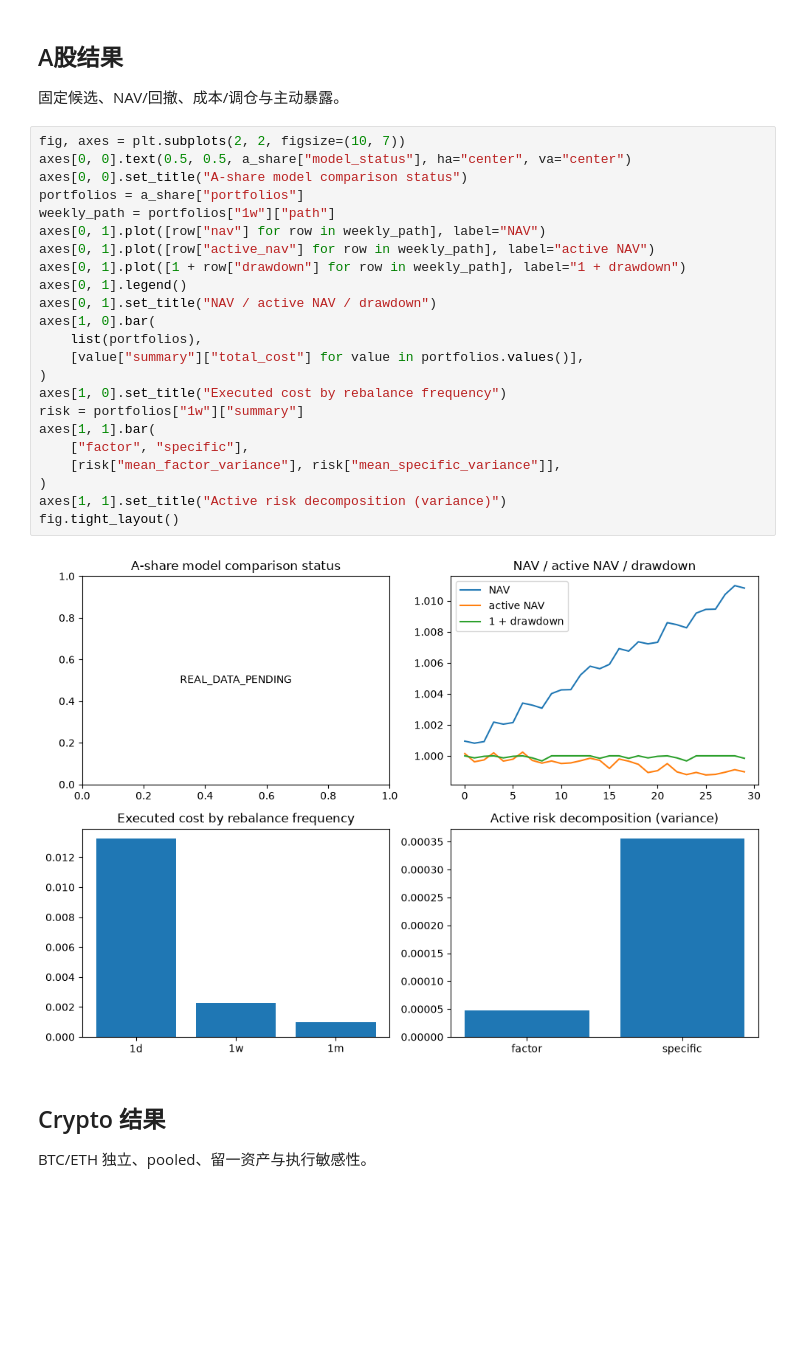
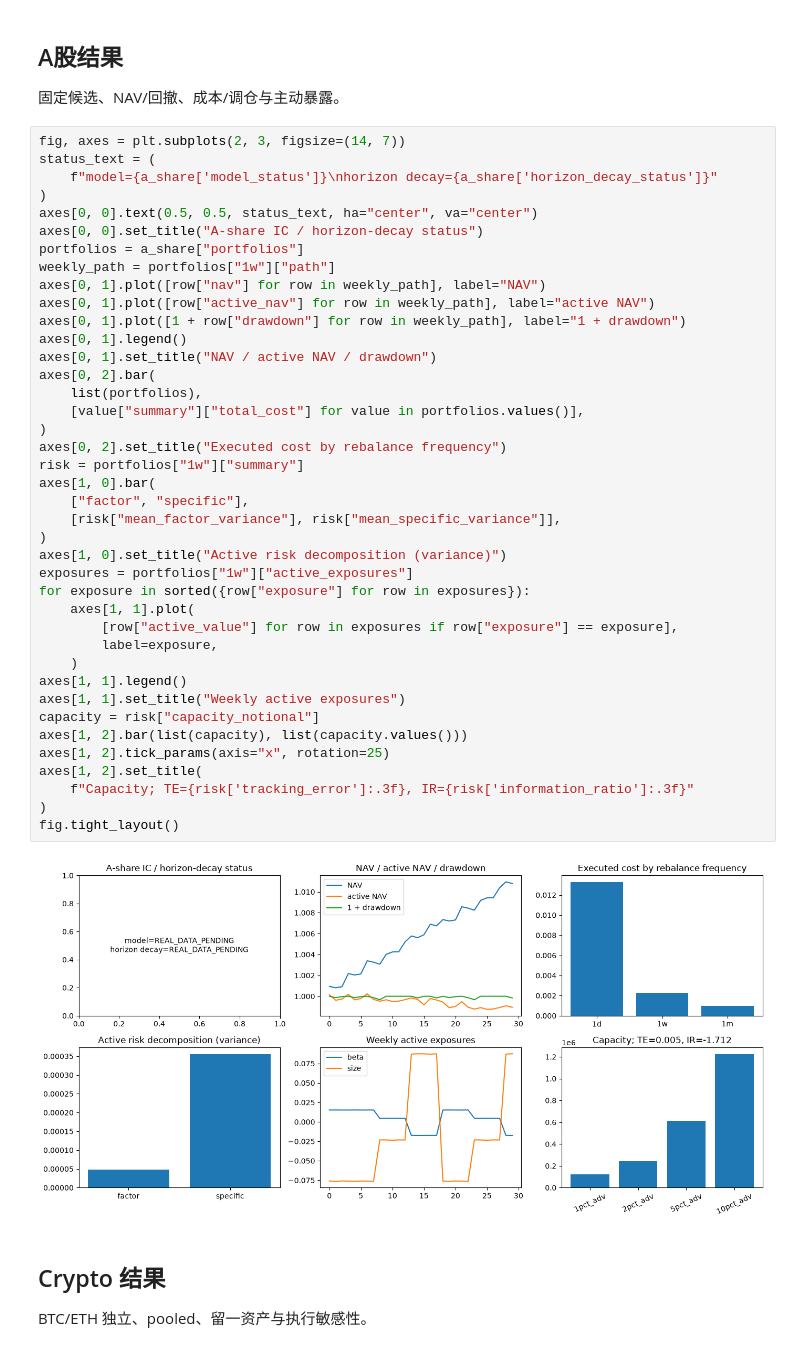
Before and after one commit to Sagiri317/quant-research-platform, a Jupyter notebook: docs/research/unified-research-interview-demo.ipynb, the cells around one changed output. Cells and saved outputs as stored; diff of their text form; blank space fills up the shorter version.

Commit message:
Fix portfolio and multi-asset review semantics

```diff
--- a/docs/research/unified-research-interview-demo.ipynb
+++ b/docs/research/unified-research-interview-demo.ipynb
@@ -65,30 +65,47 @@ fig.tight_layout()
 ## A股结果
 固定候选、NAV/回撤、成本/调仓与主动暴露。
 # %%
-fig, axes = plt.subplots(2, 2, figsize=(10, 7))
-axes[0, 0].text(0.5, 0.5, a_share["model_status"], ha="center", va="center")
-axes[0, 0].set_title("A-share model comparison status")
+fig, axes = plt.subplots(2, 3, figsize=(14, 7))
+status_text = (
+    f"model={a_share['model_status']}\nhorizon decay={a_share['horizon_decay_status']}"
+)
+axes[0, 0].text(0.5, 0.5, status_text, ha="center", va="center")
+axes[0, 0].set_title("A-share IC / horizon-decay status")
 portfolios = a_share["portfolios"]
 weekly_path = portfolios["1w"]["path"]
 axes[0, 1].plot([row["nav"] for row in weekly_path], label="NAV")
 axes[0, 1].plot([row["active_nav"] for row in weekly_path], label="active NAV")
 axes[0, 1].plot([1 + row["drawdown"] for row in weekly_path], label="1 + drawdown")
 axes[0, 1].legend()
 axes[0, 1].set_title("NAV / active NAV / drawdown")
-axes[1, 0].bar(
+axes[0, 2].bar(
     list(portfolios),
     [value["summary"]["total_cost"] for value in portfolios.values()],
 )
-axes[1, 0].set_title("Executed cost by rebalance frequency")
+axes[0, 2].set_title("Executed cost by rebalance frequency")
 risk = portfolios["1w"]["summary"]
-axes[1, 1].bar(
+axes[1, 0].bar(
     ["factor", "specific"],
     [risk["mean_factor_variance"], risk["mean_specific_variance"]],
 )
-axes[1, 1].set_title("Active risk decomposition (variance)")
+axes[1, 0].set_title("Active risk decomposition (variance)")
+exposures = portfolios["1w"]["active_exposures"]
+for exposure in sorted({row["exposure"] for row in exposures}):
+    axes[1, 1].plot(
+        [row["active_value"] for row in exposures if row["exposure"] == exposure],
+        label=exposure,
+    )
+axes[1, 1].legend()
+axes[1, 1].set_title("Weekly active exposures")
+capacity = risk["capacity_notional"]
+axes[1, 2].bar(list(capacity), list(capacity.values()))
+axes[1, 2].tick_params(axis="x", rotation=25)
+axes[1, 2].set_title(
+    f"Capacity; TE={risk['tracking_error']:.3f}, IR={risk['information_ratio']:.3f}"
+)
 fig.tight_layout()
 # %% [output]
-[figure, old version]
+[figure, new version]
 # %% [markdown]
 ## Crypto 结果
 BTC/ETH 独立、pooled、留一资产与执行敏感性。
```
Also changed, not shown: parts of 1 cell of this notebook, 13 other files.
